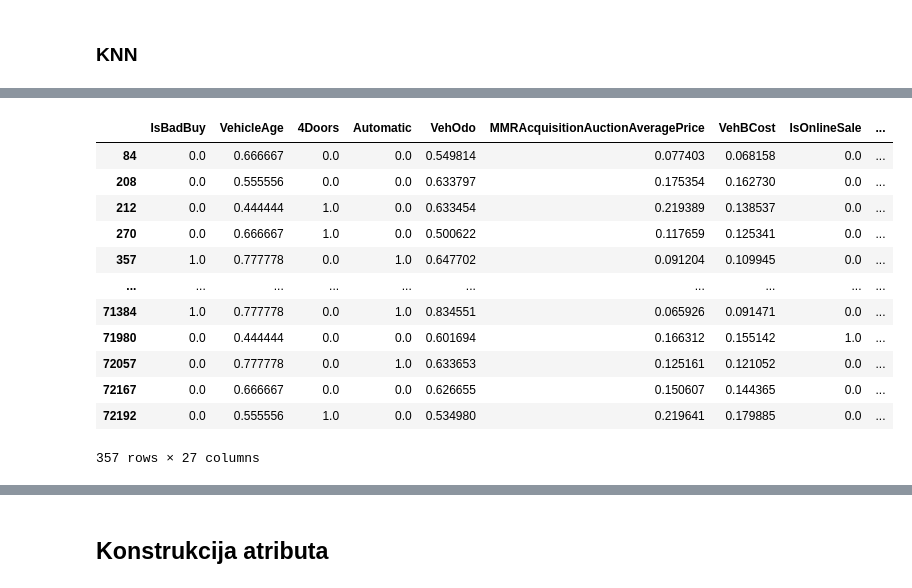
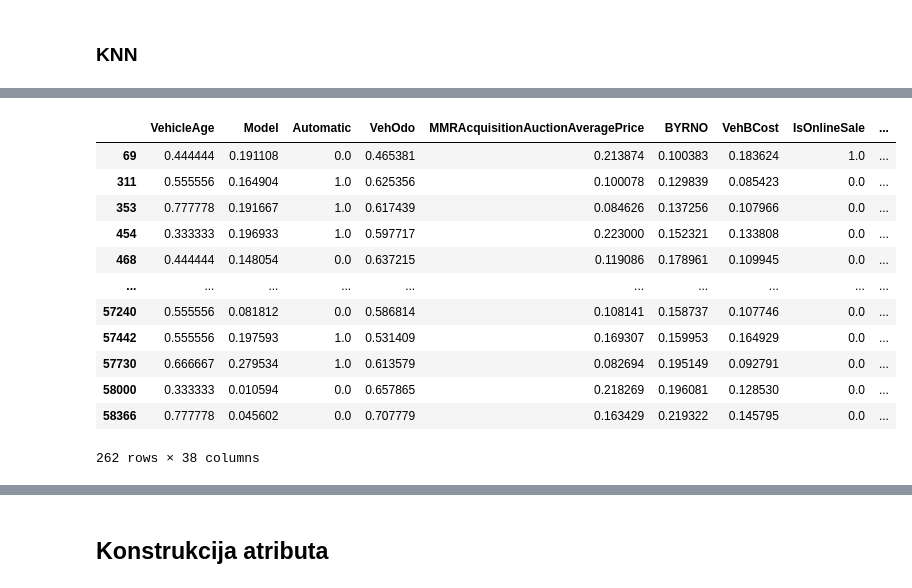
Before and after one commit to NemanjaGojkovic/Predikcija_pogodnosti_kupovine_automobila, a Jupyter notebook: masinsko-ucenje-3-domaci.ipynb, the cells around one changed output, grey strips where cells are left out. Saved outputs shown, nothing was run; the diff lists cells and outputs as text; code cells hidden in the pictures.

```diff
--- a/masinsko-ucenje-3-domaci.ipynb
+++ b/masinsko-ucenje-3-domaci.ipynb
@@ -701,0 +932,6 @@ car_data_norm
+# %%
+from sklearn.model_selection import train_test_split
+X_train_basic, X_test, y_train_basic, y_test = train_test_split(car_data_norm.drop(['IsBadBuy'], axis=1), car_data_norm.IsBadBuy, test_size=0.2, random_state=1234)
+# %%
+X_train_basic=X_train_basic.reset_index()
+X_train_basic=X_train_basic.drop('index', axis=1)
@@ -730,9 +977,9 @@ print(np.unique(model2, return_counts=True))
 ### KNN
 # %%
 model3 = NearestNeighbors(n_neighbors=3)
-model3.fit(car_data_norm)
+model3.fit(X_train_basic)
 distances, indexes = model3.kneighbors()
 plt.plot(distances.mean(axis =1))
-plt.axhline(1.05, color='red')
+plt.axhline(1.42, color='red')
 plt.show()
 # %% [output]
@@ -740,4 +987,4 @@ plt.show()
 # %%
-outlier_index = np.where(distances.mean(axis = 1) > 1.05)
+outlier_index = np.where(distances.mean(axis = 1) > 1.42)
 outlier_index
 # %% [output]
@@ -761,16 +1008,16 @@ outlier_index
 # %%
-car_data_norm.loc[outlier_index[0]]
+X_train_basic.loc[outlier_index[0]]
 # %% [output]
-|  | IsBadBuy | VehicleAge | 4Doors | Automatic | VehOdo | MMRAcquisitionAuctionAveragePrice | VehBCost | IsOnlineSale | ... |
-| 84 | 0.0 | 0.666667 | 0.0 | 0.0 | 0.549814 | 0.077403 | 0.068158 | 0.0 | ... |
-| 208 | 0.0 | 0.555556 | 0.0 | 0.0 | 0.633797 | 0.175354 | 0.162730 | 0.0 | ... |
-| 212 | 0.0 | 0.444444 | 1.0 | 0.0 | 0.633454 | 0.219389 | 0.138537 | 0.0 | ... |
-| 270 | 0.0 | 0.666667 | 1.0 | 0.0 | 0.500622 | 0.117659 | 0.125341 | 0.0 | ... |
-| 357 | 1.0 | 0.777778 | 0.0 | 1.0 | 0.647702 | 0.091204 | 0.109945 | 0.0 | ... |
+|  | VehicleAge | Model | Automatic | VehOdo | MMRAcquisitionAuctionAveragePrice | BYRNO | VehBCost | IsOnlineSale | ... |
+| 69 | 0.444444 | 0.191108 | 0.0 | 0.465381 | 0.213874 | 0.100383 | 0.183624 | 1.0 | ... |
+| 311 | 0.555556 | 0.164904 | 1.0 | 0.625356 | 0.100078 | 0.129839 | 0.085423 | 0.0 | ... |
+| 353 | 0.777778 | 0.191667 | 1.0 | 0.617439 | 0.084626 | 0.137256 | 0.107966 | 0.0 | ... |
+| 454 | 0.333333 | 0.196933 | 1.0 | 0.597717 | 0.223000 | 0.152321 | 0.133808 | 0.0 | ... |
+| 468 | 0.444444 | 0.148054 | 0.0 | 0.637215 | 0.119086 | 0.178961 | 0.109945 | 0.0 | ... |
 | ... | ... | ... | ... | ... | ... | ... | ... | ... | ... |
-| 71384 | 1.0 | 0.777778 | 0.0 | 1.0 | 0.834551 | 0.065926 | 0.091471 | 0.0 | ... |
-| 71980 | 0.0 | 0.444444 | 0.0 | 0.0 | 0.601694 | 0.166312 | 0.155142 | 1.0 | ... |
-| 72057 | 0.0 | 0.777778 | 0.0 | 1.0 | 0.633653 | 0.125161 | 0.121052 | 0.0 | ... |
-| 72167 | 0.0 | 0.666667 | 0.0 | 0.0 | 0.626655 | 0.150607 | 0.144365 | 0.0 | ... |
-| 72192 | 0.0 | 0.555556 | 1.0 | 0.0 | 0.534980 | 0.219641 | 0.179885 | 0.0 | ... |
+| 57240 | 0.555556 | 0.081812 | 0.0 | 0.586814 | 0.108141 | 0.158737 | 0.107746 | 0.0 | ... |
+| 57442 | 0.555556 | 0.197593 | 1.0 | 0.531409 | 0.169307 | 0.159953 | 0.164929 | 0.0 | ... |
+| 57730 | 0.666667 | 0.279534 | 1.0 | 0.613579 | 0.082694 | 0.195149 | 0.092791 | 0.0 | ... |
+| 58000 | 0.333333 | 0.010594 | 0.0 | 0.657865 | 0.218269 | 0.196081 | 0.128530 | 0.0 | ... |
+| 58366 | 0.777778 | 0.045602 | 0.0 | 0.707779 | 0.163429 | 0.219322 | 0.145795 | 0.0 | ... |
-357 rows × 27 columns
+262 rows × 38 columns
```
Also changed, not shown: parts of 88 cells of this notebook.
